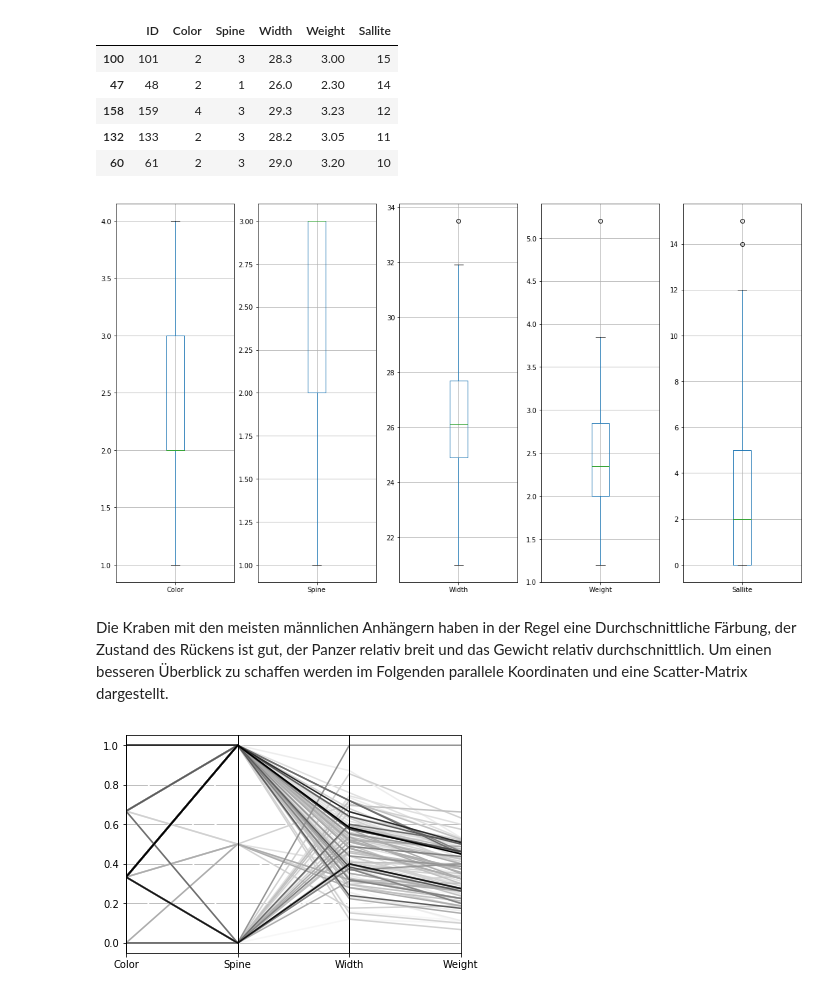
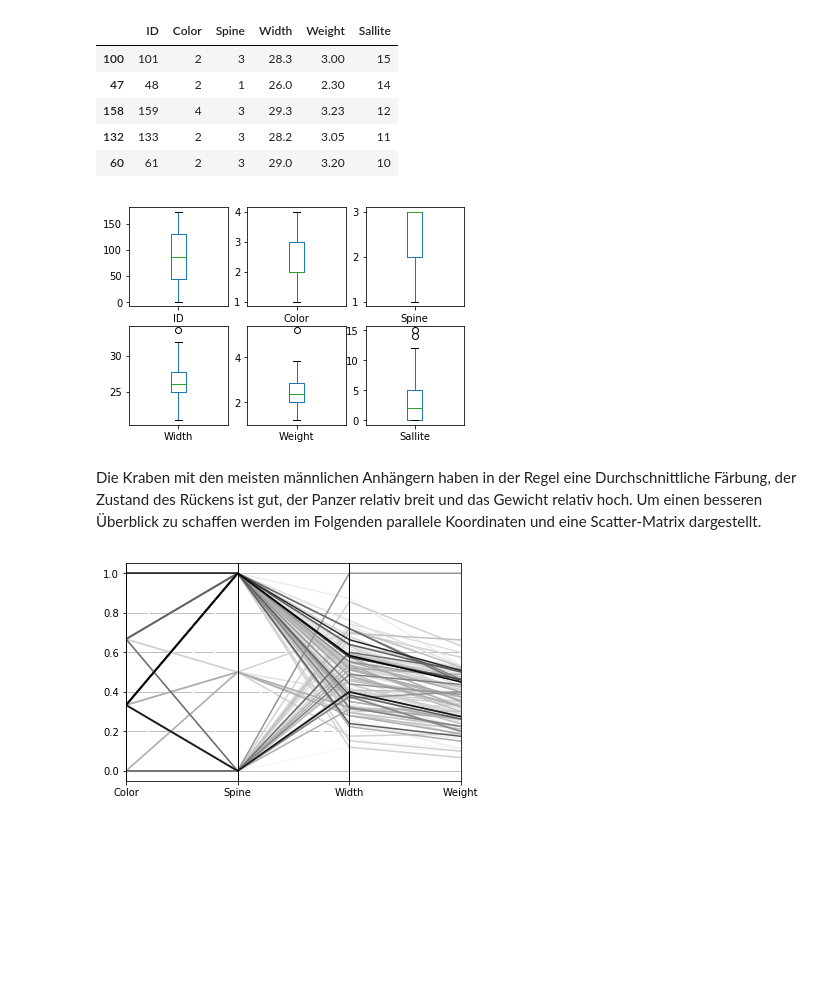
Before and after one commit to tecoKIT/smart-data-analytics, a Jupyter notebook: Uebung1/Exercise3cd.ipynb, the cells around one changed output. Drawn from its saved outputs; the diff is of its cells as text; code cells hidden in the pictures; blank space fills up the shorter version.

```diff
--- a/Uebung1/Exercise3cd.ipynb
+++ b/Uebung1/Exercise3cd.ipynb
@@ -38,19 +41,12 @@ data.head()
 | 158 | 159 | 4 | 3 | 29.3 | 3.23 | 12 |
 | 132 | 133 | 2 | 3 | 28.2 | 3.05 | 11 |
 | 60 | 61 | 2 | 3 | 29.0 | 3.20 | 10 |
-# %%
-fig, axes = plt.subplots(1,5)
-data.boxplot("Color", ax=axes.flatten()[0])
-data.boxplot("Spine", ax=axes.flatten()[1])
-data.boxplot("Width", ax=axes.flatten()[2])
-data.boxplot("Weight", ax=axes.flatten()[3])
-data.boxplot("Sallite", ax=axes.flatten()[4])
-fig.set_size_inches(18.5, 10.5)
-plt.show()
-# %% [output]
-[figure, removed]
+# %%
+data.plot(kind='box', subplots=True, layout=(2,3), sharex=False, sharey=False);  # show boxplots
+# %% [output]
+[figure, added]
 # %% [markdown]
-Die Kraben mit den meisten männlichen Anhängern haben in der Regel eine Durchschnittliche Färbung, der Zustand des Rückens ist gut, der Panzer relativ breit und das Gewicht relativ durchschnittlich. Um einen besseren Überblick zu schaffen werden im Folgenden parallele Koordinaten und eine Scatter-Matrix dargestellt.
+Die Kraben mit den meisten männlichen Anhängern haben in der Regel eine Durchschnittliche Färbung, der Zustand des Rückens ist gut, der Panzer relativ breit und das Gewicht relativ hoch. Um einen besseren Überblick zu schaffen werden im Folgenden parallele Koordinaten und eine Scatter-Matrix dargestellt.
 # %%
 x = data.values
 min_max_scaler = sklearn.preprocessing.MinMaxScaler()
```
Also changed, not shown: parts of 34 cells of this notebook.
